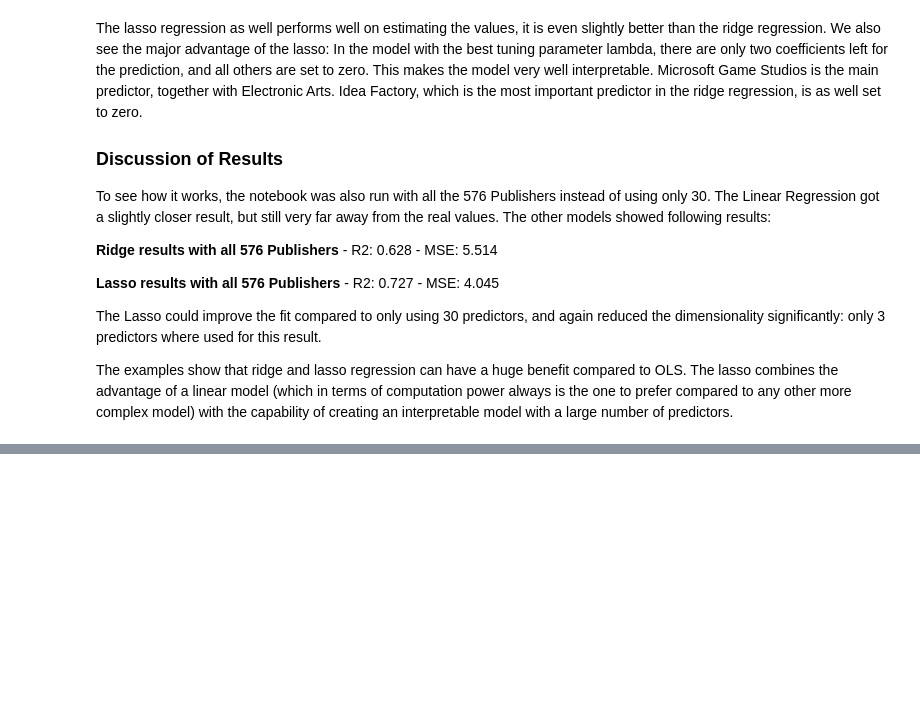
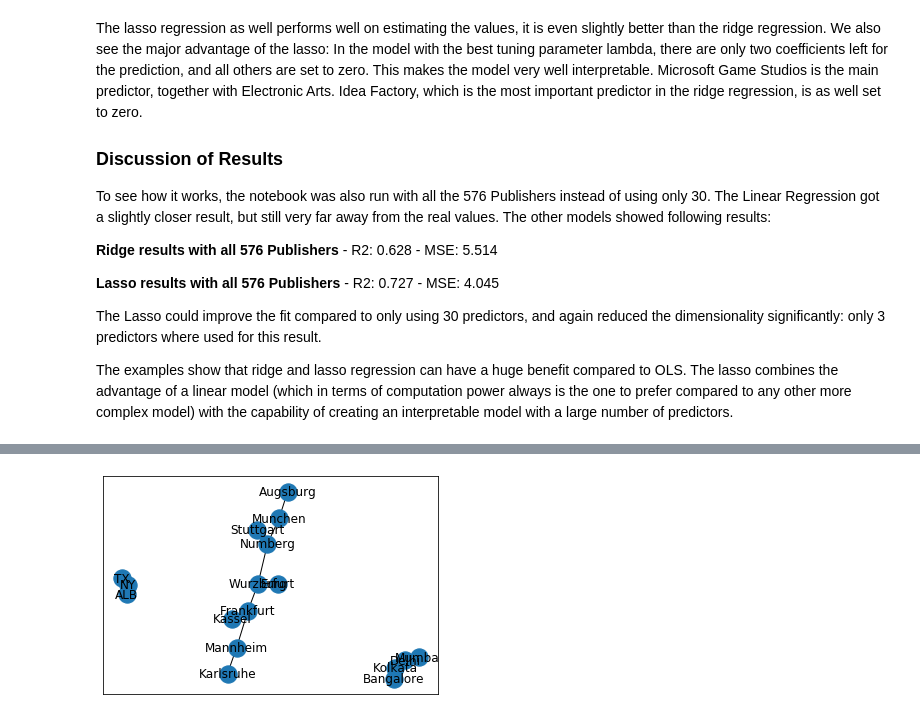
Before and after one commit to RageJohnny/algo_seminararbeit, a Jupyter notebook: DatavsDecision_ONot_GLMs.ipynb, the cells around one changed output, grey strips where cells are left out. Cells and saved outputs as stored; diff of their text form; code cells hidden in the pictures; blank space fills up the shorter version.

```diff
--- a/DatavsDecision_ONot_GLMs.ipynb
+++ b/DatavsDecision_ONot_GLMs.ipynb
@@ -469,0 +540,4 @@ https://towardsdatascience.com/data-scientists-the-five-graph-algorithms-that-yo
+# %%
+nx.draw_networkx(nx.minimum_spanning_tree(g))
+# %% [output]
+[figure, added]
```
Also changed, not shown: parts of 14 cells of this notebook, 3 other files.
